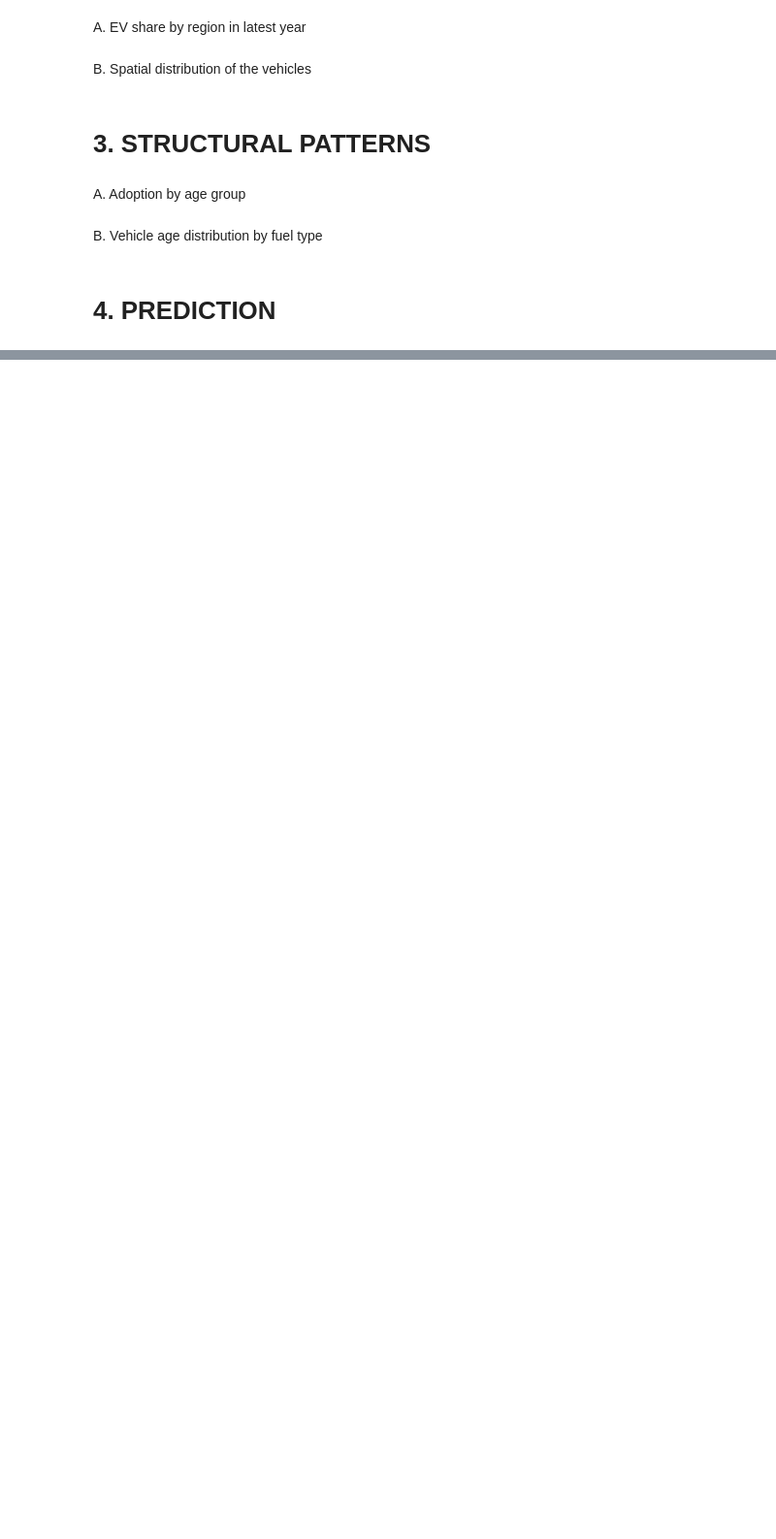
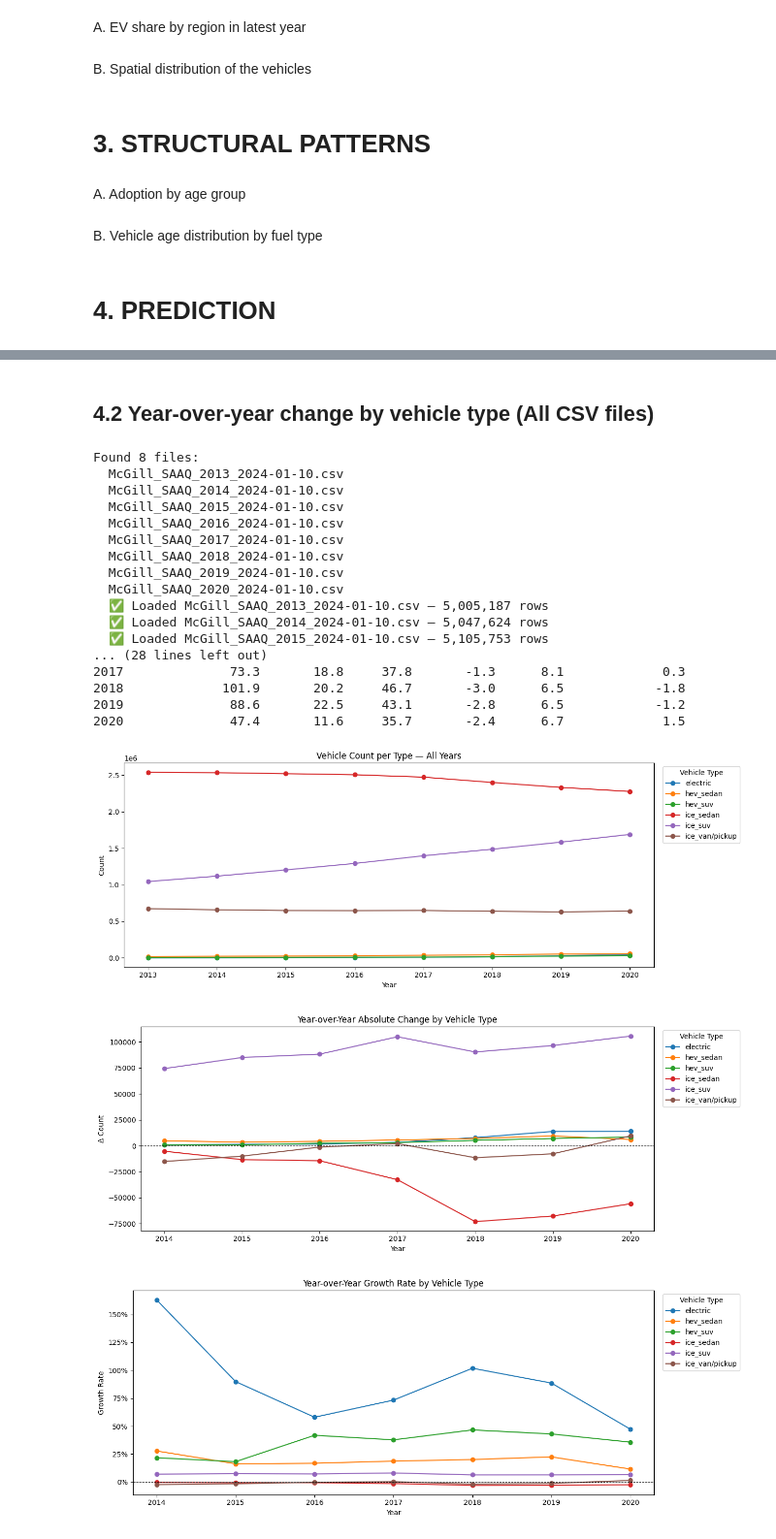
Before and after one commit to ADTranspoResearch/MATSim-agent-vehicle-assignment, a Jupyter notebook: adoption prediction model/model.ipynb, the cells around one changed output, grey strips where cells are left out. Shown at 97% size. Cells and saved outputs as stored; diff of their text form; code cells hidden in the pictures; blank space fills up the shorter version.

```diff
--- a/adoption prediction model/model.ipynb
+++ b/adoption prediction model/model.ipynb
@@ -518,8 +537,6 @@ if __name__ == "__main__":
+# %% [markdown]
+## 4.2 Year-over-year change by vehicle type (All CSV files)
 # %%
-# =====================================================
-# YEAR-OVER-YEAR CHANGE BY VEHICLE TYPE — ALL CSV FILES
-# =====================================================
-
 import os
 import glob
 import re
@@ -687,30 +704,69 @@ plt.show()
 # --- 8. Plot: absolute year-over-year change ---
 fig, ax = plt.subplots(figsize=(13, 5))
 for i, vt in enumerate(vehicle_types):
     s = yearly_counts[yearly_counts['vehicle_type'] == vt].dropna(subset=['abs_change'])
     ax.plot(s['AnneeSAAQ'], s['abs_change'], marker='o', label=vt, color=colors[i % 10])
 
 ax.axhline(0, color='black', linewidth=0.8, linestyle='--')
 ax.set_title('Year-over-Year Absolute Change by Vehicle Type')
 ax.set_xlabel('Year')
 ax.set_ylabel('Δ Count')
 ax.legend(title='Vehicle Type', bbox_to_anchor=(1.01, 1), loc='upper left')
 ax.xaxis.set_major_locator(plt.MaxNLocator(integer=True))
 plt.tight_layout()
 plt.show()
 
 # --- 9. Plot: growth rate (%) ---
 fig, ax = plt.subplots(figsize=(13, 5))
 for i, vt in enumerate(vehicle_types):
     s = yearly_counts[yearly_counts['vehicle_type'] == vt].dropna(subset=['growth_rate'])
     ax.plot(s['AnneeSAAQ'], s['growth_rate'], marker='o', label=vt, color=colors[i % 10])
 
 ax.axhline(0, color='black', linewidth=0.8, linestyle='--')
 ax.yaxis.set_major_formatter(mtick.PercentFormatter(xmax=1.0, decimals=0))
 ax.set_title('Year-over-Year Growth Rate by Vehicle Type')
 ax.set_xlabel('Year')
 ax.set_ylabel('Growth Rate')
 ax.legend(title='Vehicle Type', bbox_to_anchor=(1.01, 1), loc='upper left')
 ax.xaxis.set_major_locator(plt.MaxNLocator(integer=True))
 plt.tight_layout()
 plt.show()
+
+# --- 10. Market share (% of fleet) ---
+share = pivot_counts.div(pivot_counts.sum(axis=1), axis=0) * 100
+
+print("\n--- Market Share (%) ---")
+print(share.round(2).to_string())
+
+fig, ax = plt.subplots(figsize=(13,5))
+
+for i, vt in enumerate(share.columns):
+    ax.plot(share.index, share[vt], marker='o', label=vt)
+
+ax.set_title("Vehicle Fleet Market Share by Powertrain")
+ax.set_xlabel("Year")
+ax.set_ylabel("Share (%)")
+ax.legend(title="Vehicle Type", bbox_to_anchor=(1.01,1), loc="upper left")
+plt.tight_layout()
+plt.show()
+# %% [output]
+Found 8 files:
+  McGill_SAAQ_2013_2024-01-10.csv
+  McGill_SAAQ_2014_2024-01-10.csv
+  McGill_SAAQ_2015_2024-01-10.csv
+  McGill_SAAQ_2016_2024-01-10.csv
+  McGill_SAAQ_2017_2024-01-10.csv
+  McGill_SAAQ_2018_2024-01-10.csv
+  McGill_SAAQ_2019_2024-01-10.csv
+  McGill_SAAQ_2020_2024-01-10.csv
+  ✅ Loaded McGill_SAAQ_2013_2024-01-10.csv — 5,005,187 rows
+  ✅ Loaded McGill_SAAQ_2014_2024-01-10.csv — 5,047,624 rows
+  ✅ Loaded McGill_SAAQ_2015_2024-01-10.csv — 5,105,753 rows
+... (28 lines left out)
+2017              73.3       18.8     37.8       -1.3      8.1             0.3
+2018             101.9       20.2     46.7       -3.0      6.5            -1.8
+2019              88.6       22.5     43.1       -2.8      6.5            -1.2
+2020              47.4       11.6     35.7       -2.4      6.7             1.5
+[figure, added]
+[figure, added]
+[figure, added]
```
Also changed, not shown: parts of 22 cells of this notebook, 6 other files.
